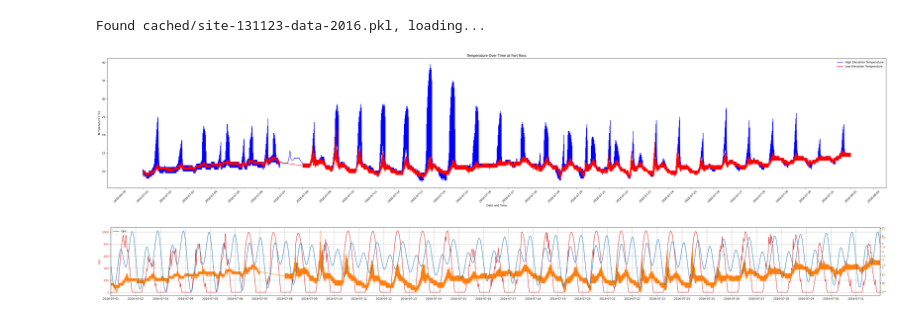
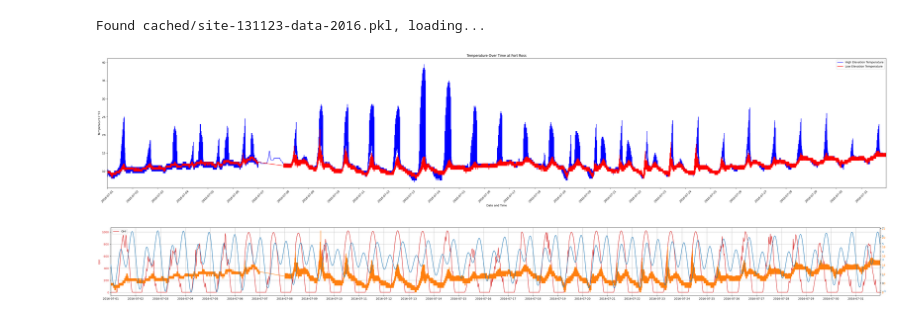
Before and after one commit to bbukaty/heat-wave-analysis, a Jupyter notebook: 05_temperature-prediction.ipynb, the cells around one changed output. Saved outputs shown, nothing was run; the diff lists cells and outputs as text; code cells hidden in the pictures.

```diff
--- a/05_temperature-prediction.ipynb
+++ b/05_temperature-prediction.ipynb
@@ -7,13 +7,3 @@ import matplotlib.dates as mdates
 
 from scipy.interpolate import interp1d
 from utils import *
-# %%
-SITE_NSRDB_IDX = 131123 # closest NSRDB site to Fort Ross (used KD tree from demo)
-SITE_NOAA_ID = 9416024
-SITE_TIMEZONE = 'America/Los_Angeles'
-
-ghi_year = get_nsrdb_data('2016', 'ghi', SITE_NSRDB_IDX, SITE_TIMEZONE)
-
-hot_rocks_df = get_hot_rocks_data()
-# %% [output]
-Found cached/site-131123-data-2016.pkl, loading...
@@ -27,18 +10,35 @@ water_temp_low = water_temp_month[water_temp_month['elev'] == 'low']['temp']
+# %%
+DATA_YEAR = 2016
+site = SITES['Fort Ross']
+
+year_ghi = get_nsrdb_data(DATA_YEAR, 'ghi', site['nsrdb_site_id'], site['tz'])
+hot_rocks_df = get_hot_rocks_data()
+# %% [output]
+Found cached/site-131123-data-2016.pkl, loading...
+# %%
+DATA_MONTH = 7
+month_filter = f'{DATA_YEAR}-{DATA_MONTH}'
+month_ghi = year_ghi[month_filter]
+month_temps = hot_rocks_df.loc[month_filter]
+
+month_temps_high = month_temps[month_temps['elev'] == 'high']['temp']
+month_temps_low = month_temps[month_temps['elev'] == 'low']['temp']
 # %%
 # Plotting the temperatures over time for both high and low elevations
 plt.figure(figsize=(40, 8))
-plt.plot(water_temp_high.index, water_temp_high, label='High Elevation Temperature', color='blue')
-plt.plot(water_temp_low.index, water_temp_low, label='Low Elevation Temperature', color='red')
+plt.plot(month_temps_high.index, month_temps_high, label='High Elevation Temperature', color='blue')
+plt.plot(month_temps_low.index, month_temps_low, label='Low Elevation Temperature', color='red')
 
-plt.gca().xaxis.set_major_locator(mdates.DayLocator(interval=1, tz=SITE_TIMEZONE))
-plt.gca().xaxis.set_major_formatter(mdates.DateFormatter('%Y-%m-%d', tz=SITE_TIMEZONE))
+plt.gca().xaxis.set_major_locator(mdates.DayLocator(interval=1, tz=site['tz']))
+plt.gca().xaxis.set_major_formatter(mdates.DateFormatter('%Y-%m-%d', tz=site['tz']))
+plt.xlim(month_ghi.index[0], month_ghi.index[-1])
 
 plt.title('Temperature Over Time at Fort Ross')
 plt.xlabel('Date and Time')
 plt.ylabel('Temperature (°C)')
 plt.xticks(rotation=45)
 plt.legend()
 plt.tight_layout()
 plt.show()
 # %% [output]
-[figure, old version]
+[figure, new version]
```
Also changed, not shown: parts of 7 cells of this notebook, 9 other files.
